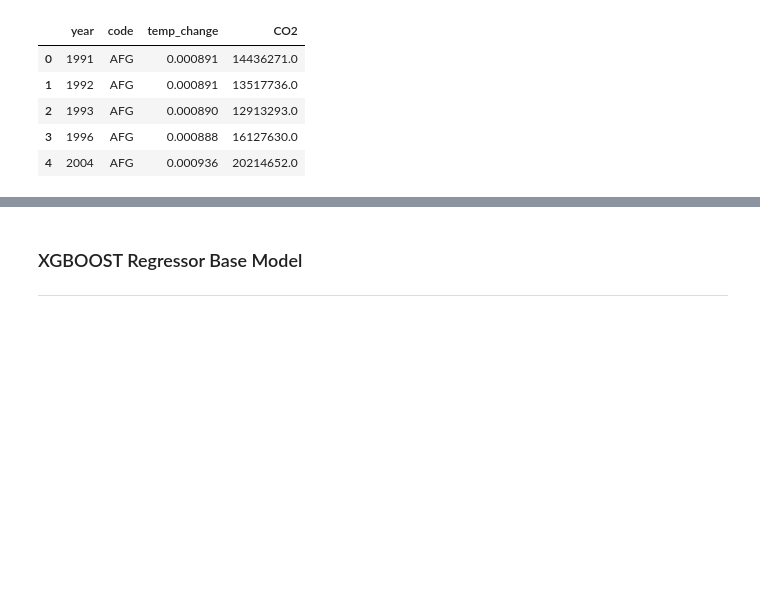
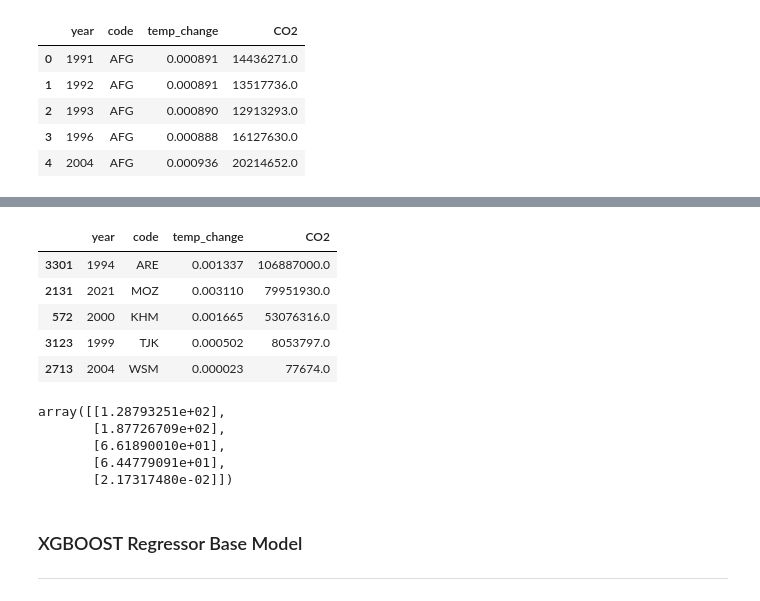
Before and after one commit to RaveEx12/cadiovascular_death, a Jupyter notebook: notebooks/cardio_model_notebook.ipynb, the cells around one changed output, grey strips where cells are left out. Drawn from its saved outputs; the diff is of its cells as text; code cells hidden in the pictures; blank space fills up the shorter version.

```diff
--- a/notebooks/cardio_model_notebook.ipynb
+++ b/notebooks/cardio_model_notebook.ipynb
@@ -151,6 +150,23 @@ Name: cardio_deaths, dtype: float64
 # spilt the data set using the train-test Split
 
 X_train, X_test, y_train, y_test = train_test_split(X, y, test_size=0.2, random_state=42)
+# %%
+X_train.head()
+# %% [output]
+|  | year | code | temp_change | CO2 |
+| 3301 | 1994 | ARE | 0.001337 | 106887000.0 |
+| 2131 | 2021 | MOZ | 0.003110 | 79951930.0 |
+| 572 | 2000 | KHM | 0.001665 | 53076316.0 |
+| 3123 | 1999 | TJK | 0.000502 | 8053797.0 |
+| 2713 | 2004 | WSM | 0.000023 | 77674.0 |
+# %%
+y_train[:5]
+# %% [output]
+array([[1.28793251e+02],
+       [1.87726709e+02],
+       [6.61890010e+01],
+       [6.44779091e+01],
+       [2.17317480e-02]])
 # %% [markdown]
 ### XGBOOST Regressor Base Model
 
```
Also changed, not shown: parts of 17 cells of this notebook, 4 other files.
